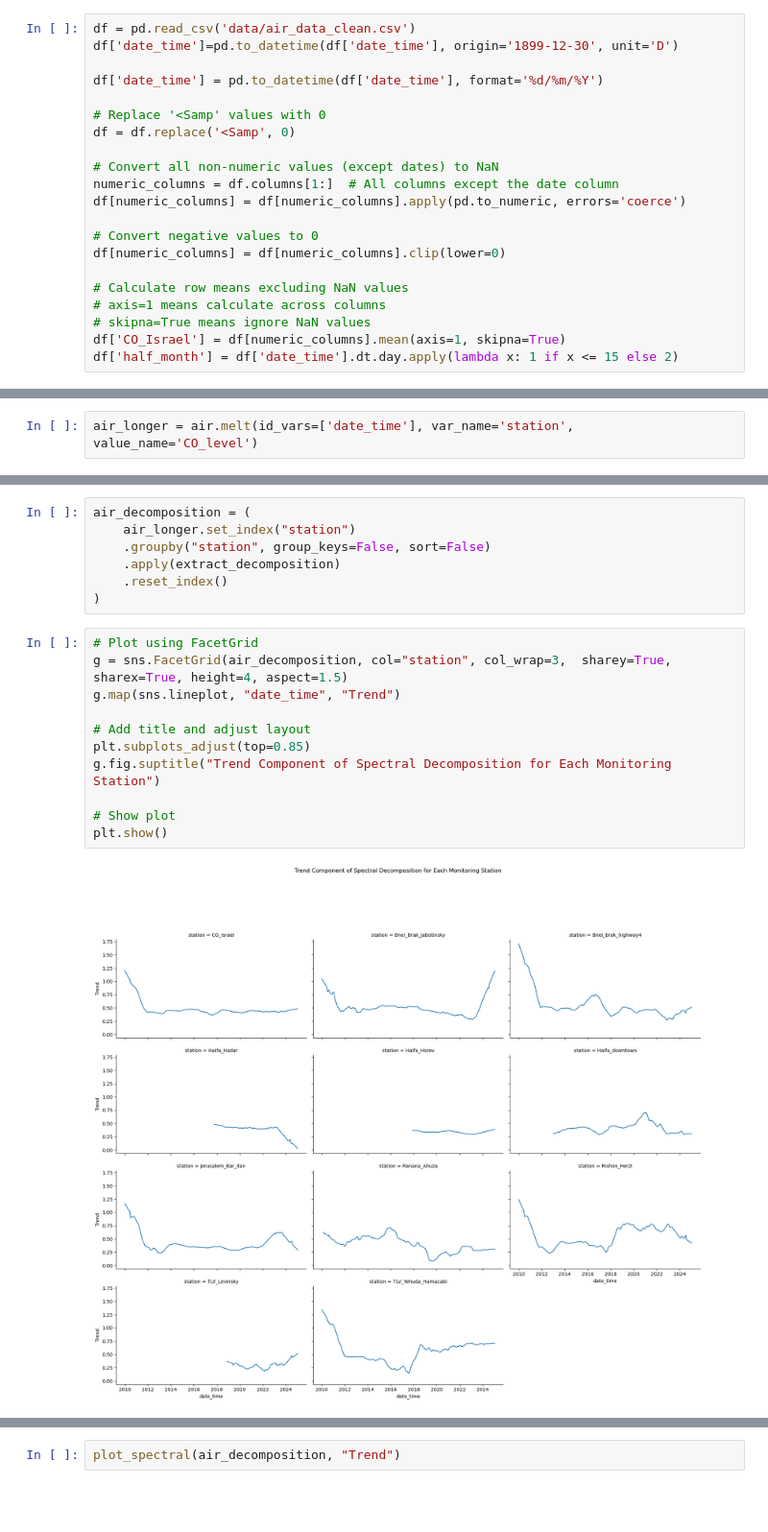
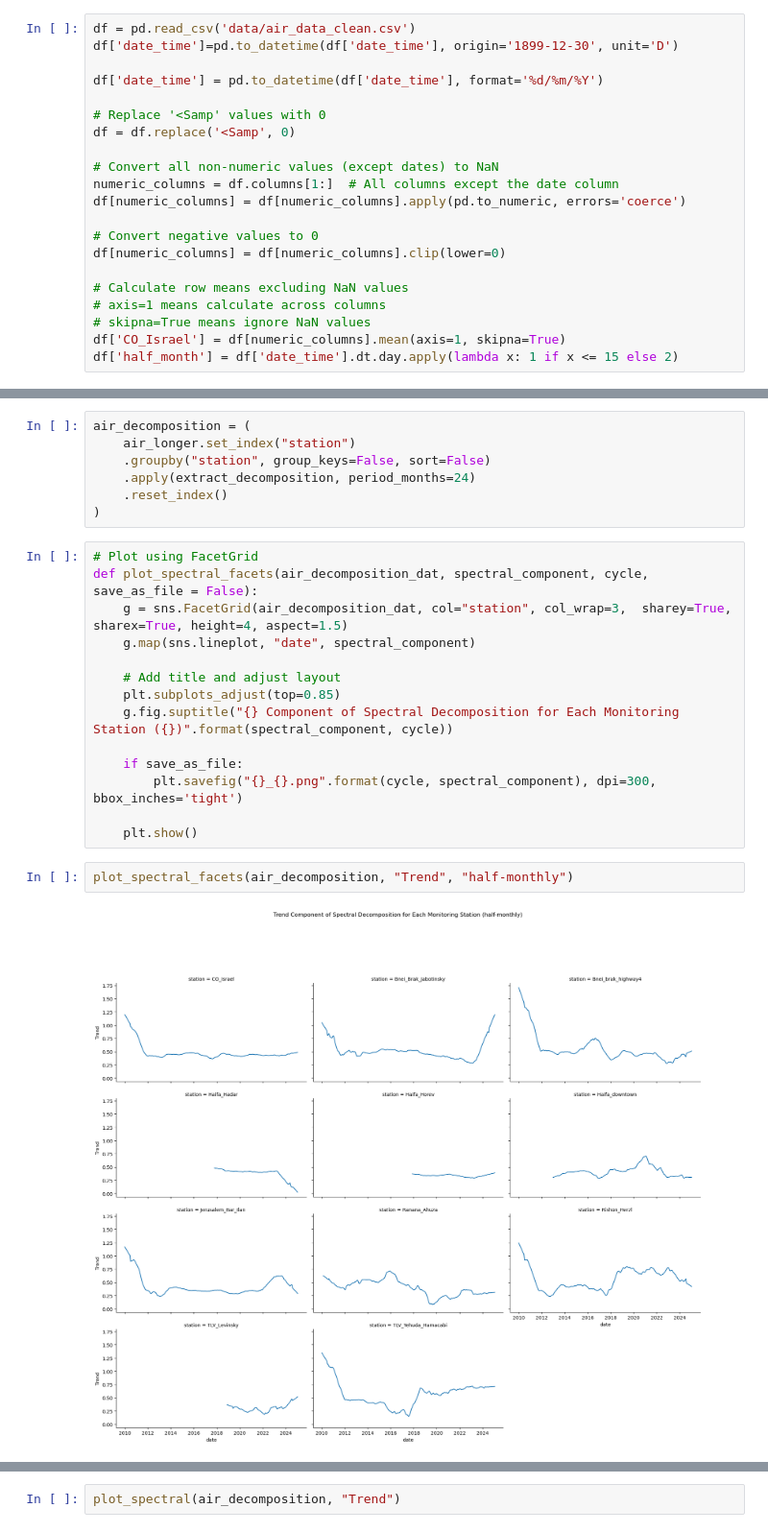
Before and after one commit to sinitsky96/Time-Series-Project, a Jupyter notebook: 01_pollution_eda.ipynb, the cells around one changed output, grey strips where cells are left out. Shown at 96% size. Saved outputs shown, nothing was run; the diff lists cells and outputs as text; blank space fills up the shorter version.

```diff
--- a/01_pollution_eda.ipynb
+++ b/01_pollution_eda.ipynb
@@ -50,4 +50,2 @@ air = air[["date_time", "CO_Israel", *air.columns.difference(["date_time", "CO_I
-# %%
-air_longer = air.melt(id_vars=['date_time'], var_name='station', value_name='CO_level')
 # %%
 # extract trend for each station
@@ -62,20 +60,25 @@ def extract_decomposition(group):
 air_decomposition = (
     air_longer.set_index("station")
     .groupby("station", group_keys=False, sort=False)
-    .apply(extract_decomposition)
+    .apply(extract_decomposition, period_months=24)
     .reset_index()
 )
 # %%
 # Plot using FacetGrid
-g = sns.FacetGrid(air_decomposition, col="station", col_wrap=3,  sharey=True, sharex=True, height=4, aspect=1.5)
-g.map(sns.lineplot, "date_time", "Trend")
+def plot_spectral_facets(air_decomposition_dat, spectral_component, cycle, save_as_file = False):
+    g = sns.FacetGrid(air_decomposition_dat, col="station", col_wrap=3,  sharey=True, sharex=True, height=4, aspect=1.5)
+    g.map(sns.lineplot, "date", spectral_component)
 
-# Add title and adjust layout
-plt.subplots_adjust(top=0.85)
-g.fig.suptitle("Trend Component of Spectral Decomposition for Each Monitoring Station")
+    # Add title and adjust layout
+    plt.subplots_adjust(top=0.85)
+    g.fig.suptitle("{} Component of Spectral Decomposition for Each Monitoring Station ({})".format(spectral_component, cycle))
 
-# Show plot
-plt.show()
+    if save_as_file:
+        plt.savefig("{}_{}.png".format(cycle, spectral_component), dpi=300, bbox_inches='tight')
+
+    plt.show()
-# %% [output]
-[figure, removed]
+# %%
+plot_spectral_facets(air_decomposition, "Trend", "half-monthly")
+# %% [output]
+[figure, added]
 # %% [markdown]
```
Also changed, not shown: parts of 25 cells of this notebook.
